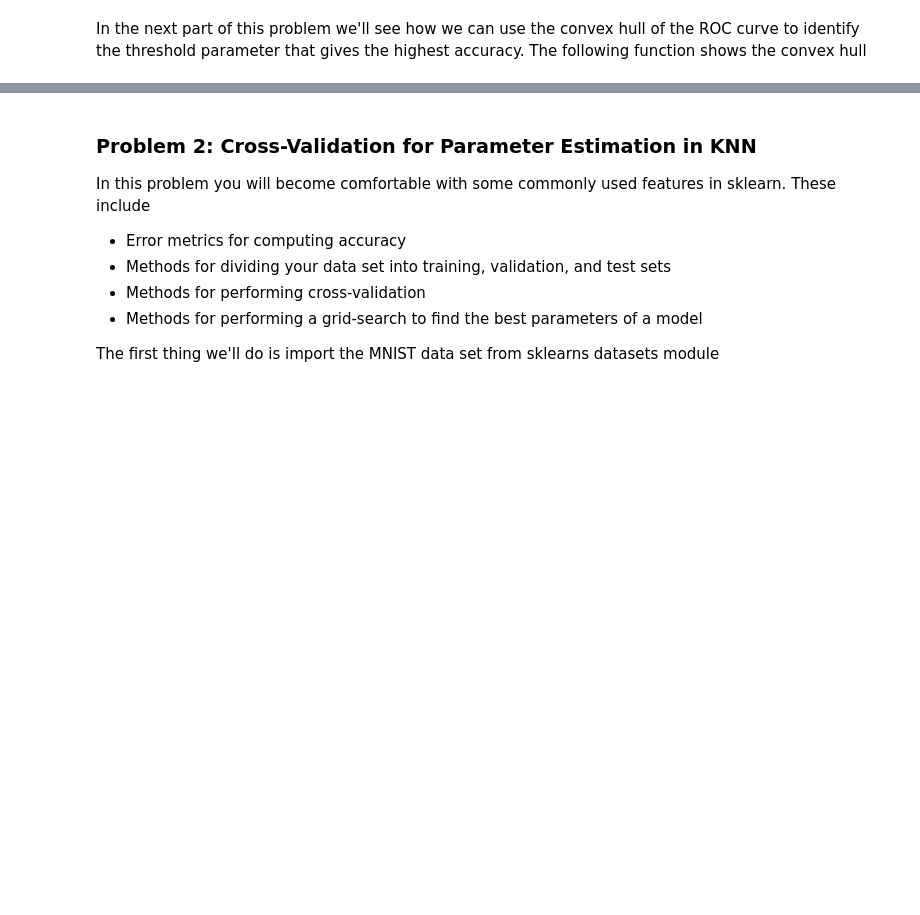
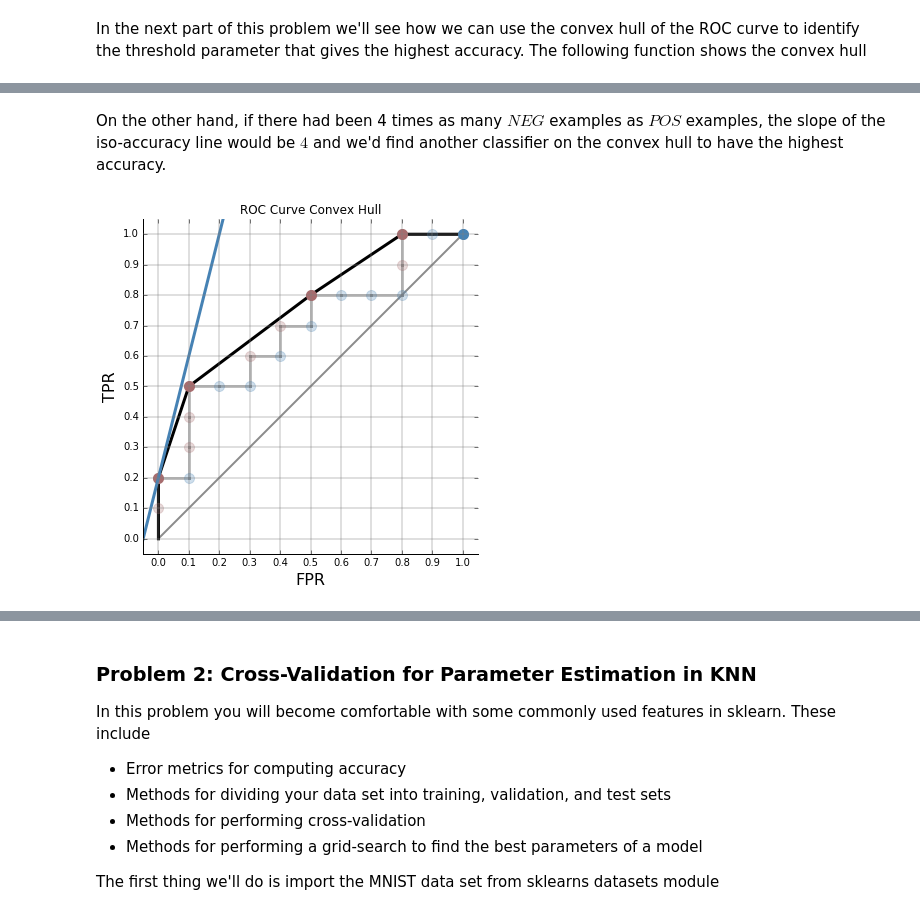
Before and after one commit to omnific-h/csci5622notebooks, a Jupyter notebook: 06_Validation_Evaluation_Metrics.ipynb, the cells around one changed output, grey strips where cells are left out. Cells and saved outputs as stored; diff of their text form; code cells hidden in the pictures; blank space fills up the shorter version.

```diff
--- a/06_Validation_Evaluation_Metrics.ipynb
+++ b/06_Validation_Evaluation_Metrics.ipynb
@@ -56,0 +109,6 @@ $$
+# %% [markdown]
+On the other hand, if there had been 4 times as many $NEG$ examples as $POS$ examples, the slope of the iso-accuracy line would be $4$ and we'd find another classifier on the convex hull to have the highest accuracy.
+# %%
+rochullPlot(pred, y, fake_iso=4.0)
+# %% [output]
+[figure, added]
```
Also changed, not shown: parts of 11 cells of this notebook.
